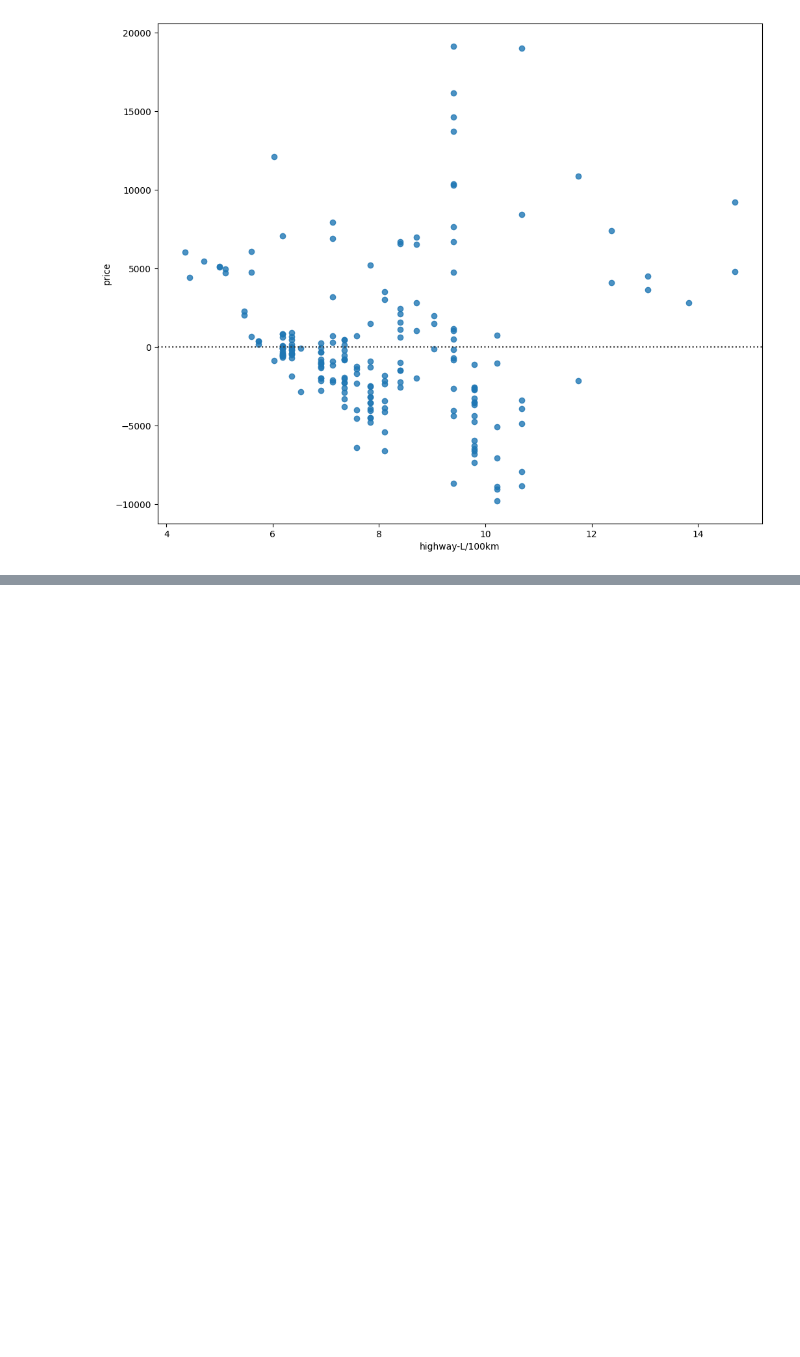
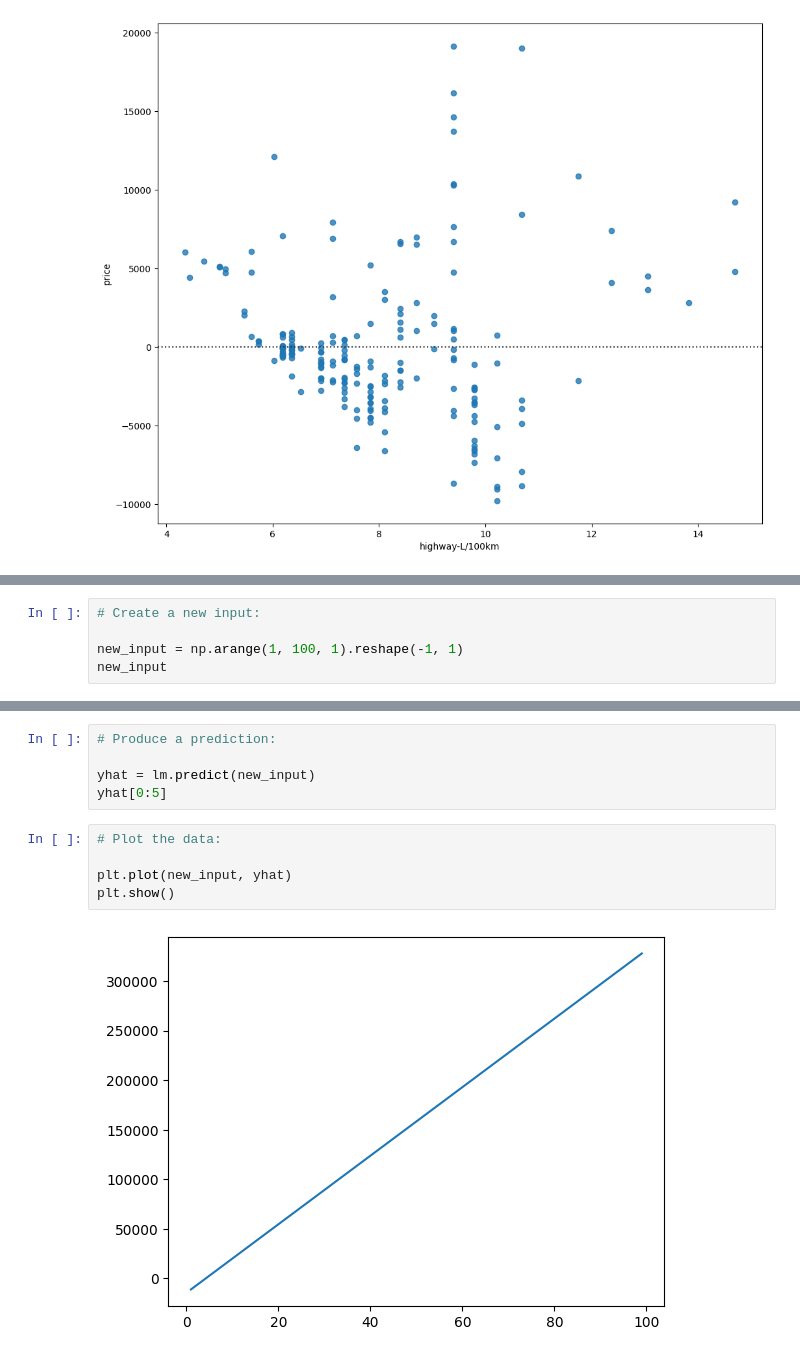
Before and after one commit to taisakamisarava/Auto_price_prediction, a Jupyter notebook: Autos.ipynb, the cells around one changed output, grey strips where cells are left out. Saved outputs shown, nothing was run; the diff lists cells and outputs as text; blank space fills up the shorter version.

```diff
--- a/Autos.ipynb
+++ b/Autos.ipynb
@@ -984,0 +1147,5 @@ plt.show()
+# %%
+# Create a new input:
+
+new_input = np.arange(1, 100, 1).reshape(-1, 1)
+new_input
@@ -984,0 +1177,12 @@ plt.show()
+# %%
+# Produce a prediction:
+
+yhat = lm.predict(new_input)
+yhat[0:5]
+# %%
+# Plot the data:
+
+plt.plot(new_input, yhat)
+plt.show()
+# %% [output]
+[figure, added]
```
Also changed, not shown: parts of 31 cells of this notebook.
